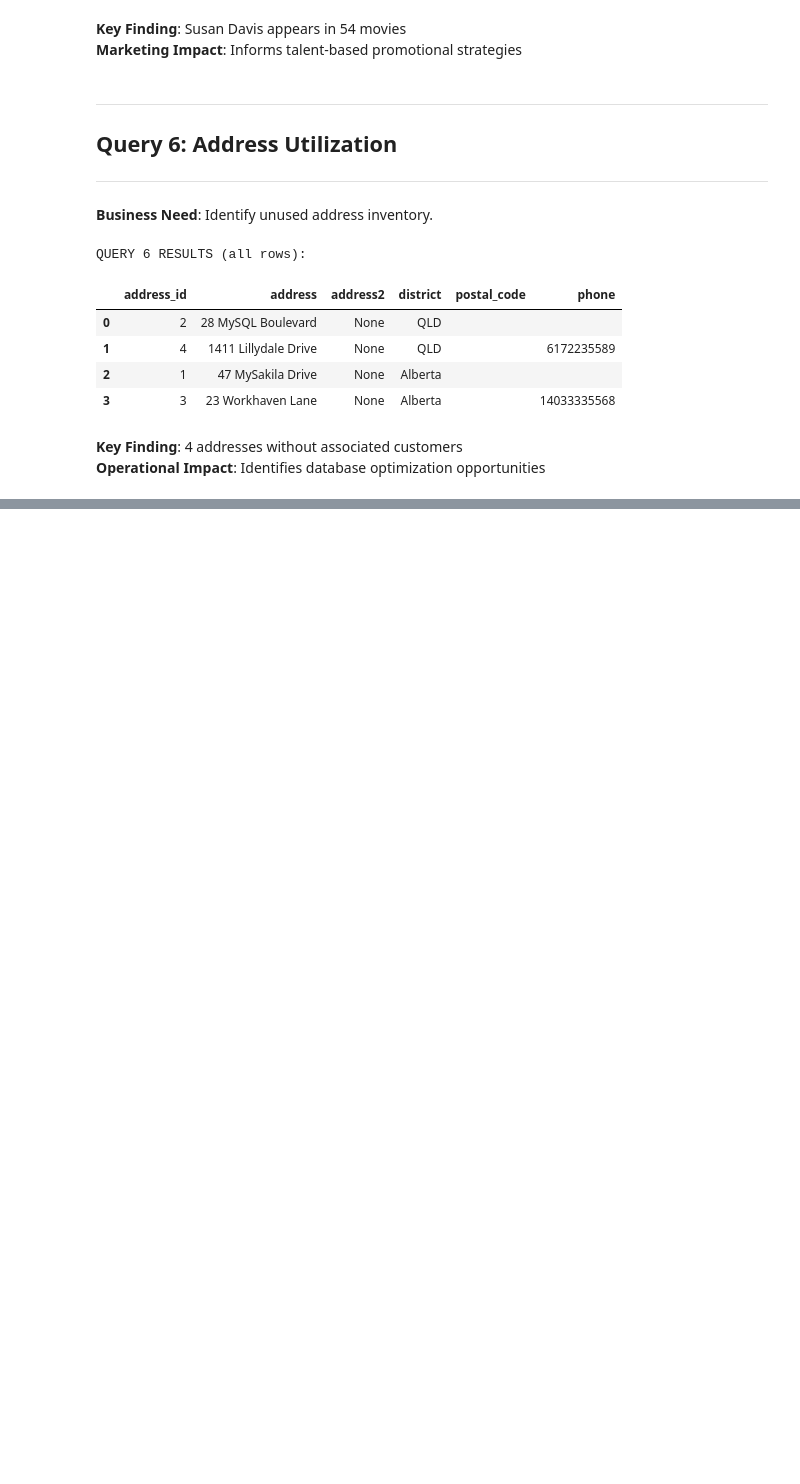
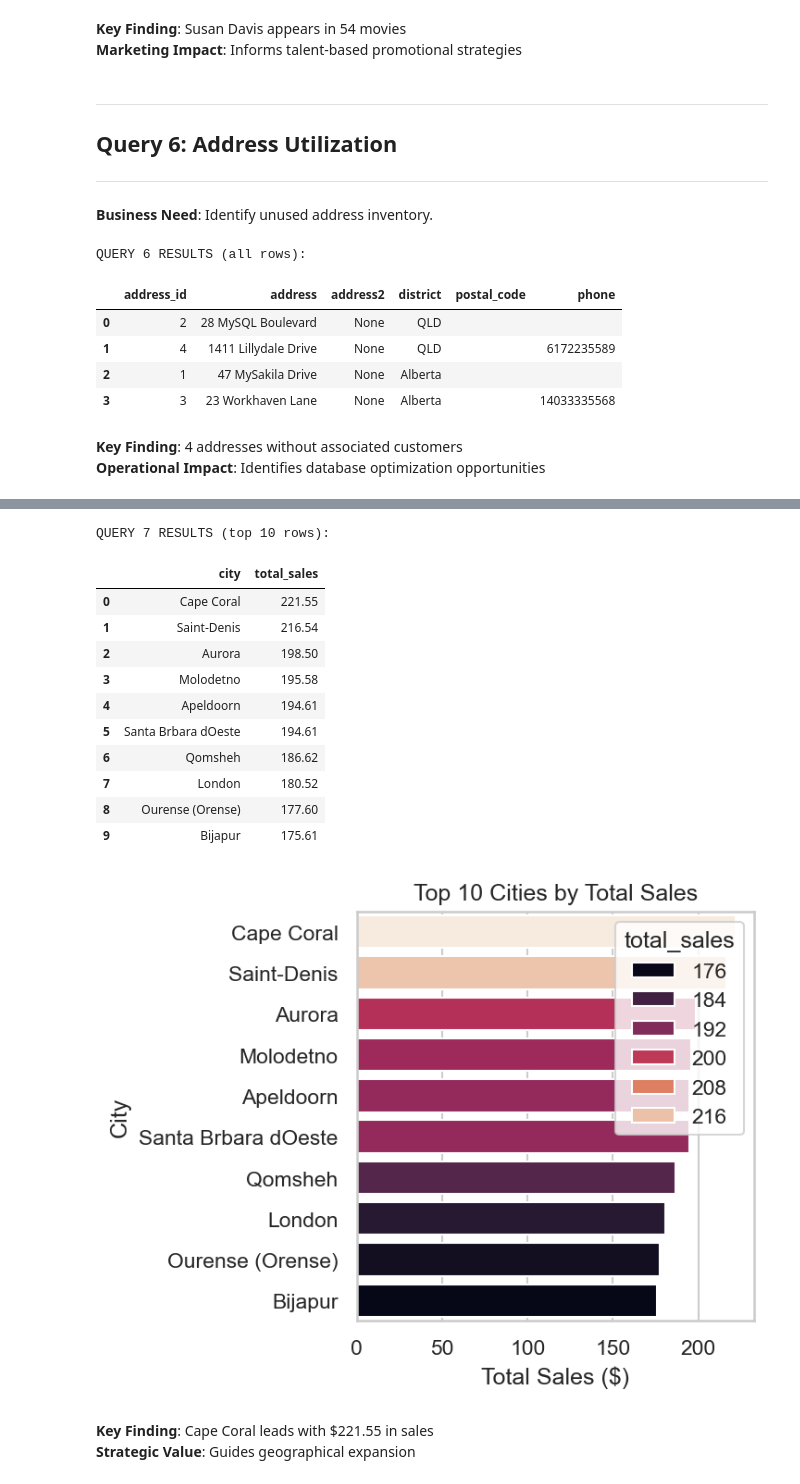
Before and after one commit to dr-ridwanoladipo/sql_business_analysis, a Jupyter notebook: business_analysis.ipynb, the cells around one changed output, grey strips where cells are left out. Drawn from its saved outputs; the diff is of its cells as text; code cells hidden in the pictures; blank space fills up the shorter version.

Commit message:
geographical analysis

```diff
--- a/business_analysis.ipynb
+++ b/business_analysis.ipynb
@@ -283,0 +290,41 @@ QUERY 6 RESULTS (all rows):
+# %%
+q7 = """
+SELECT
+    ci.city,
+    SUM(p.amount) as total_sales
+FROM payment p
+LEFT JOIN customer c ON p.customer_id = c.customer_id
+LEFT JOIN address a ON a.address_id = c.address_id
+LEFT JOIN city ci ON ci.city_id = a.city_id
+GROUP BY ci.city
+ORDER BY total_sales DESC;
+"""
+df7 = run_query(q7)
+print("QUERY 7 RESULTS (top 10 rows):")
+display(df7.head(10))
+
+# Visualization: Top 10 cities by total sales
+plt.figure(figsize=(5,4),dpi=150)
+sns.barplot(data=df7.head(10), x='total_sales', y='city', hue='total_sales', palette='rocket')
+plt.title("Top 10 Cities by Total Sales")
+plt.xlabel("Total Sales ($)")
+plt.ylabel("City")
+plt.tight_layout()
+plt.show()
+# %% [output]
+QUERY 7 RESULTS (top 10 rows):
+|  | city | total_sales |
+| 0 | Cape Coral | 221.55 |
+| 1 | Saint-Denis | 216.54 |
+| 2 | Aurora | 198.50 |
+| 3 | Molodetno | 195.58 |
+| 4 | Apeldoorn | 194.61 |
+| 5 | Santa Brbara dOeste | 194.61 |
+| 6 | Qomsheh | 186.62 |
+| 7 | London | 180.52 |
+| 8 | Ourense (Orense) | 177.60 |
+| 9 | Bijapur | 175.61 |
+[figure, added]
+# %% [markdown]
+**Key Finding**: Cape Coral leads with $221.55 in sales
+**Strategic Value**: Guides geographical expansion
```
Also changed, not shown: parts of 1 cell of this notebook.
